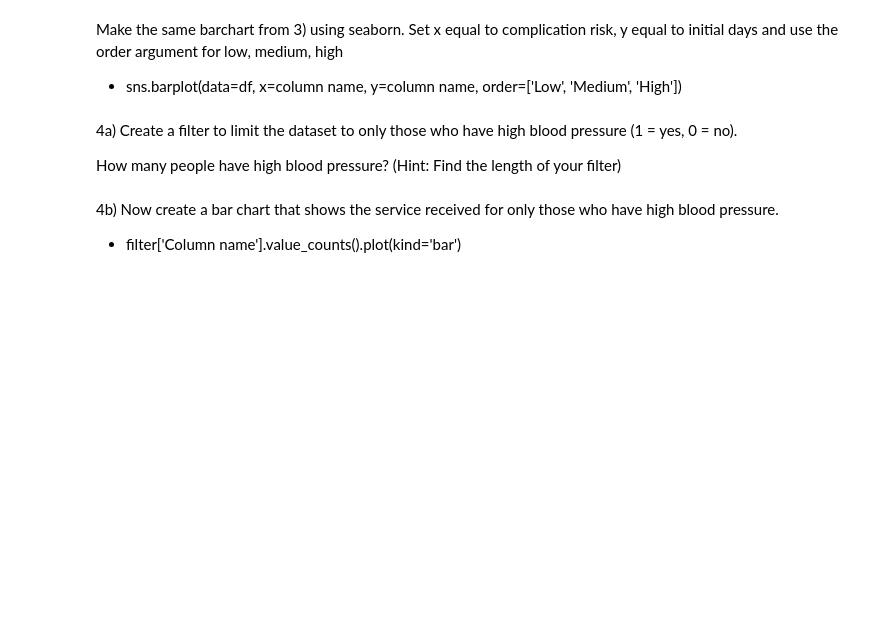
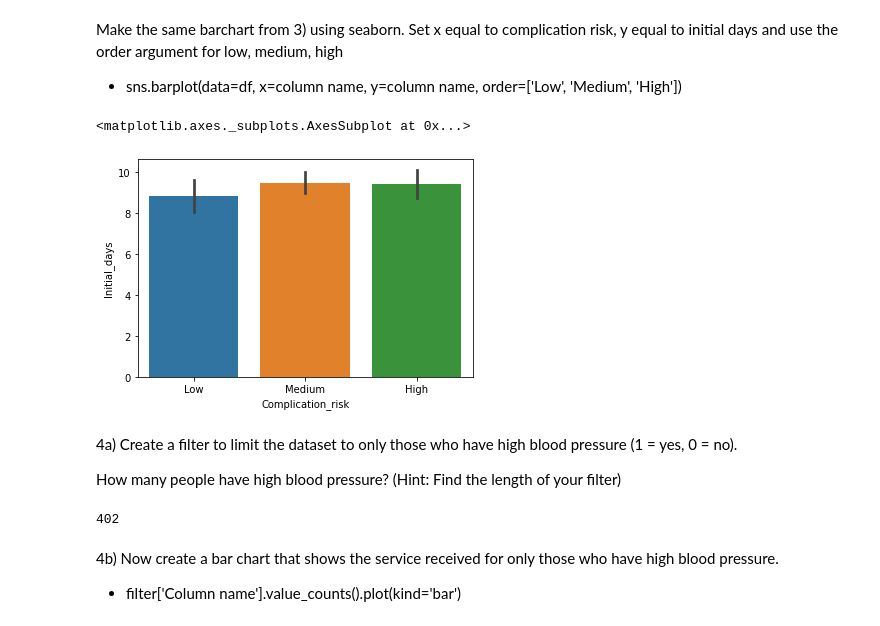
Before and after one commit to mvince33/Coding-Dojo, a Jupyter notebook: Multivariate_Analysis.ipynb, the cells around one changed output. Cells and saved outputs as stored; diff of their text form; code cells hidden in the pictures; blank space fills up the shorter version.

```diff
--- a/Multivariate_Analysis.ipynb
+++ b/Multivariate_Analysis.ipynb
@@ -97,7 +107,19 @@ Make the same barchart from 3) using seaborn. Set x equal to complication risk,
+# %%
+#seaborn
+sns.barplot(data = df, x = 'Complication_risk', y = 'Initial_days', order = ['Low', 'Medium', 'High'])
+# %% [output]
+<matplotlib.axes._subplots.AxesSubplot at 0x...>
+[figure, added]
 # %% [markdown]
 4a) Create a filter to limit the dataset to only those who have high blood pressure (1 = yes, 0 = no).
 
 How many people have high blood pressure? (Hint: Find the length of your filter)
+# %%
+high_bp = df[df['HighBlood'] == 1]
+high_bp
+len(high_bp)
+# %% [output]
+402
 # %% [markdown]
 
 4b) Now create a bar chart that shows the service received for only those who have high blood pressure.
```
Also changed, not shown: parts of 12 cells of this notebook.
